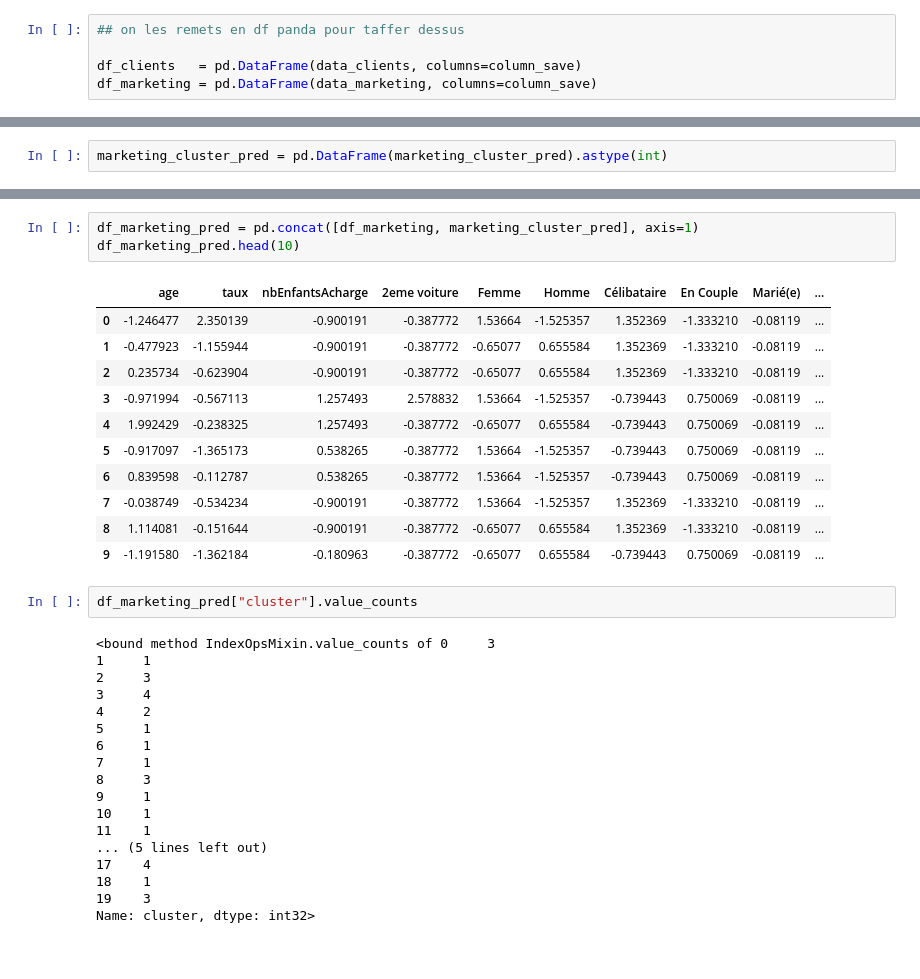
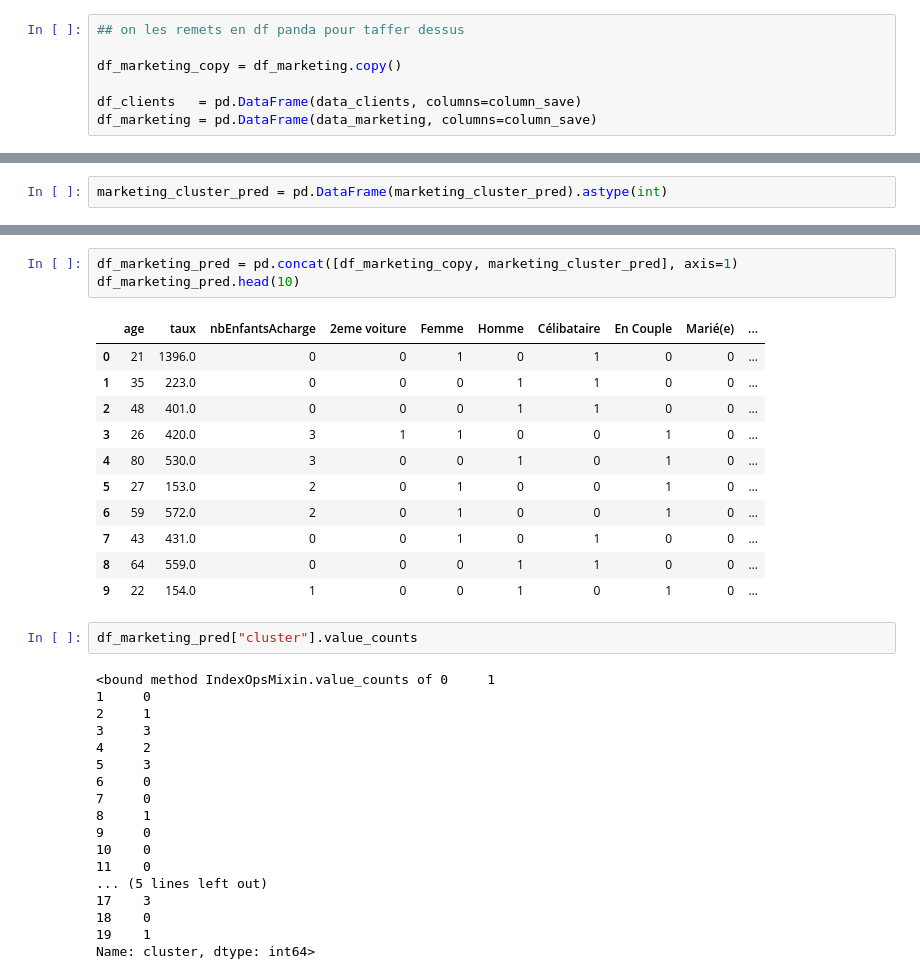
Before and after one commit to nicholas-bn/Data-Analytics-Python, a Jupyter notebook: notebook/Client_EDA.ipynb, the cells around one changed output, grey strips where cells are left out. Cells and saved outputs as stored; diff of their text form.

```diff
--- a/notebook/Client_EDA.ipynb
+++ b/notebook/Client_EDA.ipynb
@@ -372,6 +391,8 @@ array([[-1.24647707,  2.35013892, -0.90019105, -0.38777247,  1.53664041,
 # %%
 ## on les remets en df panda pour taffer dessus
 
+df_marketing_copy = df_marketing.copy()
+
 df_clients   = pd.DataFrame(data_clients, columns=column_save)
 df_marketing = pd.DataFrame(data_marketing, columns=column_save)
 # %%
@@ -463,36 +484,36 @@ marketing_cluster_pred.head()
 | 4 | 2 |
 # %%
-df_marketing_pred = pd.concat([df_marketing, marketing_cluster_pred], axis=1)
+df_marketing_pred = pd.concat([df_marketing_copy, marketing_cluster_pred], axis=1)
 df_marketing_pred.head(10)
 # %% [output]
 |  | age | taux | nbEnfantsAcharge | 2eme voiture | Femme | Homme | Célibataire | En Couple | Marié(e) | ... |
-| 0 | -1.246477 | 2.350139 | -0.900191 | -0.387772 | 1.53664 | -1.525357 | 1.352369 | -1.333210 | -0.08119 | ... |
-| 1 | -0.477923 | -1.155944 | -0.900191 | -0.387772 | -0.65077 | 0.655584 | 1.352369 | -1.333210 | -0.08119 | ... |
-| 2 | 0.235734 | -0.623904 | -0.900191 | -0.387772 | -0.65077 | 0.655584 | 1.352369 | -1.333210 | -0.08119 | ... |
-| 3 | -0.971994 | -0.567113 | 1.257493 | 2.578832 | 1.53664 | -1.525357 | -0.739443 | 0.750069 | -0.08119 | ... |
-| 4 | 1.992429 | -0.238325 | 1.257493 | -0.387772 | -0.65077 | 0.655584 | -0.739443 | 0.750069 | -0.08119 | ... |
-| 5 | -0.917097 | -1.365173 | 0.538265 | -0.387772 | 1.53664 | -1.525357 | -0.739443 | 0.750069 | -0.08119 | ... |
-| 6 | 0.839598 | -0.112787 | 0.538265 | -0.387772 | 1.53664 | -1.525357 | -0.739443 | 0.750069 | -0.08119 | ... |
-| 7 | -0.038749 | -0.534234 | -0.900191 | -0.387772 | 1.53664 | -1.525357 | 1.352369 | -1.333210 | -0.08119 | ... |
-| 8 | 1.114081 | -0.151644 | -0.900191 | -0.387772 | -0.65077 | 0.655584 | 1.352369 | -1.333210 | -0.08119 | ... |
-| 9 | -1.191580 | -1.362184 | -0.180963 | -0.387772 | -0.65077 | 0.655584 | -0.739443 | 0.750069 | -0.08119 | ... |
+| 0 | 21 | 1396.0 | 0 | 0 | 1 | 0 | 1 | 0 | 0 | ... |
+| 1 | 35 | 223.0 | 0 | 0 | 0 | 1 | 1 | 0 | 0 | ... |
+| 2 | 48 | 401.0 | 0 | 0 | 0 | 1 | 1 | 0 | 0 | ... |
+| 3 | 26 | 420.0 | 3 | 1 | 1 | 0 | 0 | 1 | 0 | ... |
+| 4 | 80 | 530.0 | 3 | 0 | 0 | 1 | 0 | 1 | 0 | ... |
+| 5 | 27 | 153.0 | 2 | 0 | 1 | 0 | 0 | 1 | 0 | ... |
+| 6 | 59 | 572.0 | 2 | 0 | 1 | 0 | 0 | 1 | 0 | ... |
+| 7 | 43 | 431.0 | 0 | 0 | 1 | 0 | 1 | 0 | 0 | ... |
+| 8 | 64 | 559.0 | 0 | 0 | 0 | 1 | 1 | 0 | 0 | ... |
+| 9 | 22 | 154.0 | 1 | 0 | 0 | 1 | 0 | 1 | 0 | ... |
 # %%
 df_marketing_pred["cluster"].value_counts
 # %% [output]
-<bound method IndexOpsMixin.value_counts of 0     3
-1     1
-2     3
-3     4
+<bound method IndexOpsMixin.value_counts of 0     1
+1     0
+2     1
+3     3
 4     2
-5     1
-6     1
-7     1
-8     3
-9     1
-10    1
-11    1
+5     3
+6     0
+7     0
+8     1
+9     0
+10    0
+11    0
 ... (5 lines left out)
-17    4
-18    1
-19    3
-Name: cluster, dtype: int32>
+17    3
+18    0
+19    1
+Name: cluster, dtype: int64>
```
Also changed, not shown: parts of 9 cells of this notebook, 5 other files.
